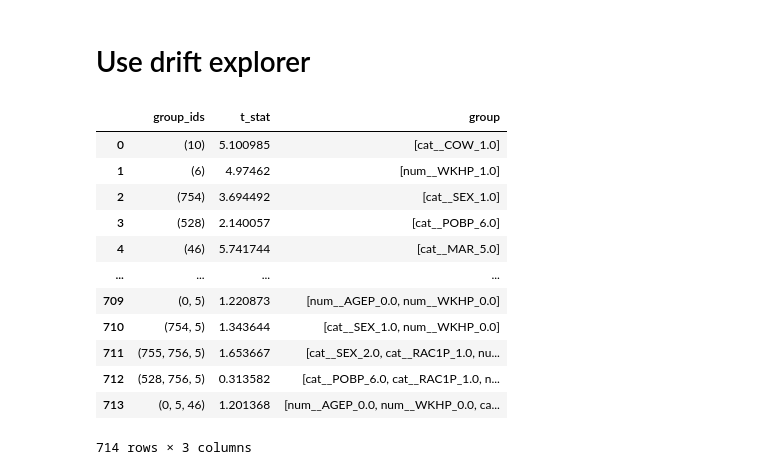
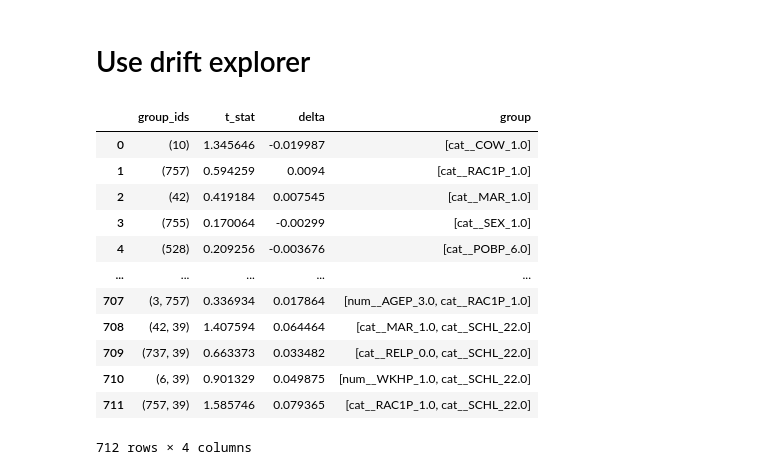
Before and after one commit to fgiobergia/DriftInspector, a Jupyter notebook: src/adult/folkstables.ipynb, the cells around one changed output. Cells and saved outputs as stored; diff of their text form; code cells hidden in the pictures.

```diff
--- a/src/adult/folkstables.ipynb
+++ b/src/adult/folkstables.ipynb
@@ -32,5 +35,5 @@ Downloading data for 2016 1-Year person survey for CA...
 # %%
-p = 0.75
+p = 1
 train_size = int(p*features_years[0].shape[0])
 features_train, labels_train = features[:train_size], label[:train_size]
 features_test, labels_test = features[train_size:], label[train_size:]
@@ -101,7 +104,7 @@ labels_test_pred= xgb_model.predict(df_test_prep)
 accs = []
 from sklearn.metrics import accuracy_score
 
-batch_size = 5000
+batch_size = 1000
 
 num_iterations = df_test_unproc.shape[0] // batch_size
 
@@ -165,7 +169,7 @@ matches_ts_list = []
 df_tests = []
 from tqdm import tqdm
 
-batch_size = 5000
+batch_size = 1000
 num_iterations = df_test_unproc.shape[0] // batch_size
 
 df_tests_unsup = []
@@ -200,25 +204,25 @@ for i in range(num_iterations + 1):
 # %%
 from detect import detect_singlebatch
 
-n_wind = 10
-start_win_drift = 70
+n_wind = 2
+start_win_drift = 4
 delta, t_stat = detect_singlebatch(divs, 'accuracy', (0, n_wind), (start_win_drift, n_wind))
 # %%
-df_res = pd.DataFrame(np.vstack([matches.fi.itemsets.values, t_stat.values]).T, columns=['group_ids', 't_stat'])
+df_res = pd.DataFrame(np.vstack([matches.fi.itemsets.values, t_stat.values, delta.values]).T, columns=['group_ids', 't_stat', 'delta'])
 df_res['group'] = df_res.group_ids.apply(lambda x: [bool_preprocessor.get_feature_names_out()[int(i)] for i in x])
 convert = bool_preprocessor.get_feature_names_out().tolist().index
 df_res
 # %% [output]
-|  | group_ids | t_stat | group |
-| 0 | (10) | 5.100985 | [cat__COW_1.0] |
-| 1 | (6) | 4.97462 | [num__WKHP_1.0] |
-| 2 | (754) | 3.694492 | [cat__SEX_1.0] |
-| 3 | (528) | 2.140057 | [cat__POBP_6.0] |
-| 4 | (46) | 5.741744 | [cat__MAR_5.0] |
-| ... | ... | ... | ... |
-| 709 | (0, 5) | 1.220873 | [num__AGEP_0.0, num__WKHP_0.0] |
-| 710 | (754, 5) | 1.343644 | [cat__SEX_1.0, num__WKHP_0.0] |
-| 711 | (755, 756, 5) | 1.653667 | [cat__SEX_2.0, cat__RAC1P_1.0, nu... |
-| 712 | (528, 756, 5) | 0.313582 | [cat__POBP_6.0, cat__RAC1P_1.0, n... |
-| 713 | (0, 5, 46) | 1.201368 | [num__AGEP_0.0, num__WKHP_0.0, ca... |
+|  | group_ids | t_stat | delta | group |
+| 0 | (10) | 1.345646 | -0.019987 | [cat__COW_1.0] |
+| 1 | (757) | 0.594259 | 0.0094 | [cat__RAC1P_1.0] |
+| 2 | (42) | 0.419184 | 0.007545 | [cat__MAR_1.0] |
+| 3 | (755) | 0.170064 | -0.00299 | [cat__SEX_1.0] |
+| 4 | (528) | 0.209256 | -0.003676 | [cat__POBP_6.0] |
+| ... | ... | ... | ... | ... |
+| 707 | (3, 757) | 0.336934 | 0.017864 | [num__AGEP_3.0, cat__RAC1P_1.0] |
+| 708 | (42, 39) | 1.407594 | 0.064464 | [cat__MAR_1.0, cat__SCHL_22.0] |
+| 709 | (737, 39) | 0.663373 | 0.033482 | [cat__RELP_0.0, cat__SCHL_22.0] |
+| 710 | (6, 39) | 0.901329 | 0.049875 | [num__WKHP_1.0, cat__SCHL_22.0] |
+| 711 | (757, 39) | 1.585746 | 0.079365 | [cat__RAC1P_1.0, cat__SCHL_22.0] |
-714 rows × 3 columns
+712 rows × 4 columns
```
Also changed, not shown: parts of 12 cells of this notebook.
